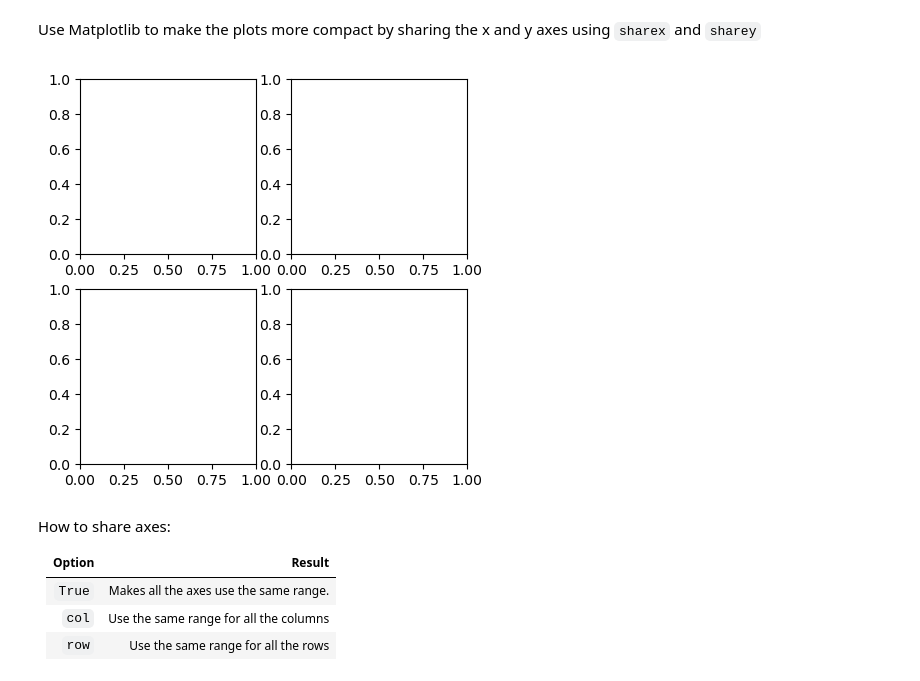
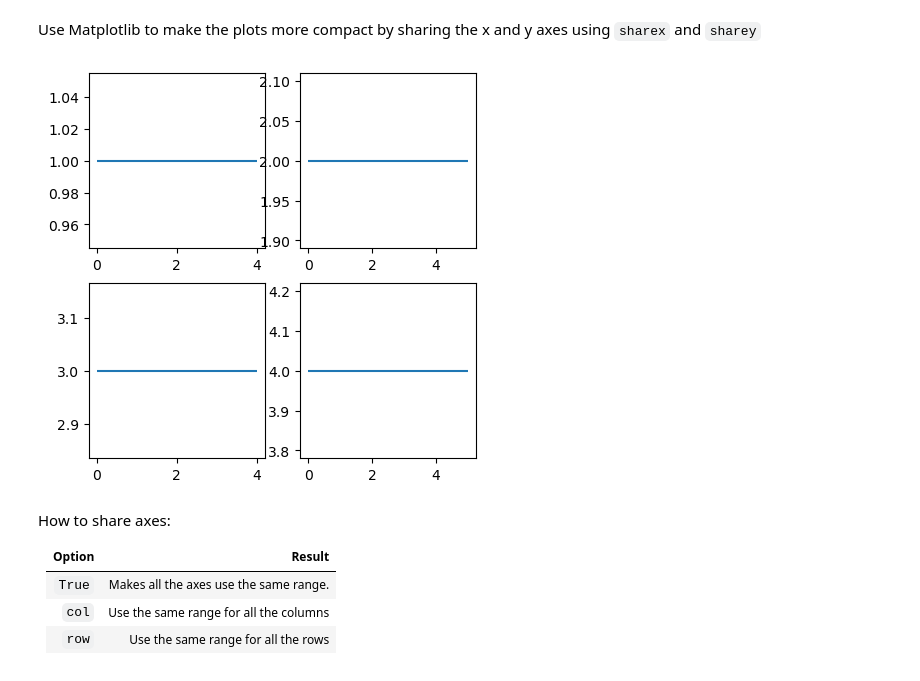
Before and after one commit to SPS-SP2273/learning-portfolio-AutumnWind6, a Jupyter notebook: plotting/plotting_(good).ipynb, the cells around one changed output. Cells and saved outputs as stored; diff of their text form; code cells hidden in the pictures.

Commit message:
updated plotting (good)

```diff
--- a/plotting/plotting_(good).ipynb
+++ b/plotting/plotting_(good).ipynb
@@ -178,12 +183,18 @@ Use Matplotlib to make the plots more compact by sharing the x and y axes using
 # %%
 #if dont specify how to share, Matplotlib will auto-scale both axes
 
 fig, ax = plt.subplots(
     nrows=2, ncols=2,
     figsize=(5, 5)
 )
+
+ax[0,0].hlines(y=1, xmin=0, xmax=4)
+ax[0,1].hlines(y=2, xmin=0, xmax=5)
+ax[1,0].hlines(y=3, xmin=0, xmax=4)
+ax[1,1].hlines(y=4, xmin=0, xmax=5)
+plt.show()
 # %% [output]
-[figure, old version]
+[figure, new version]
 # %% [markdown]
 How to share axes:
 
```
Also changed, not shown: parts of 9 cells of this notebook.
